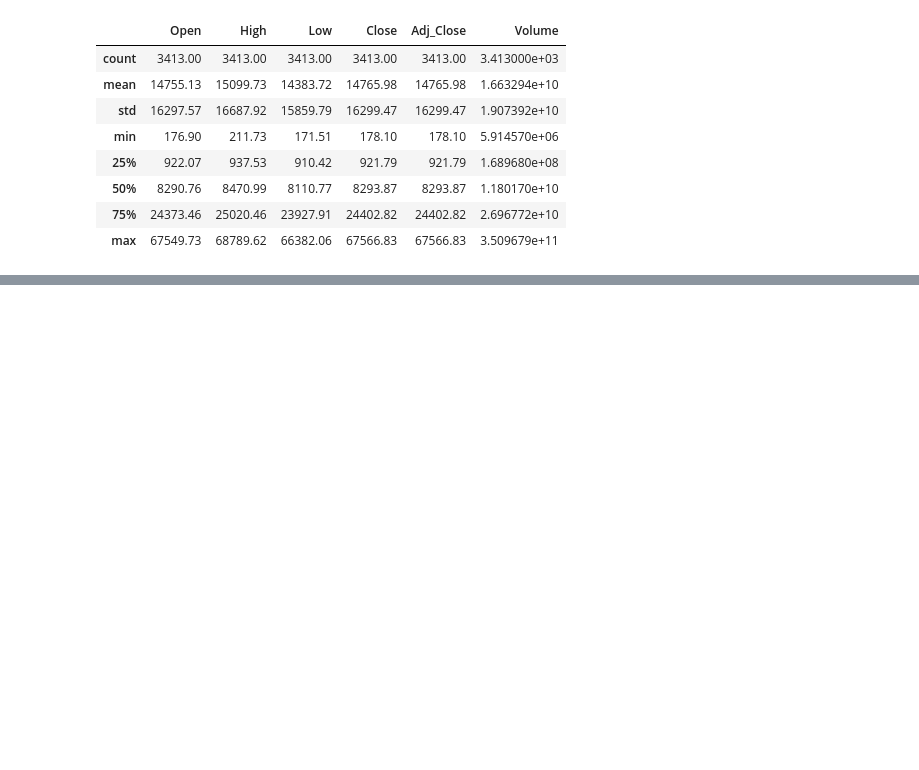
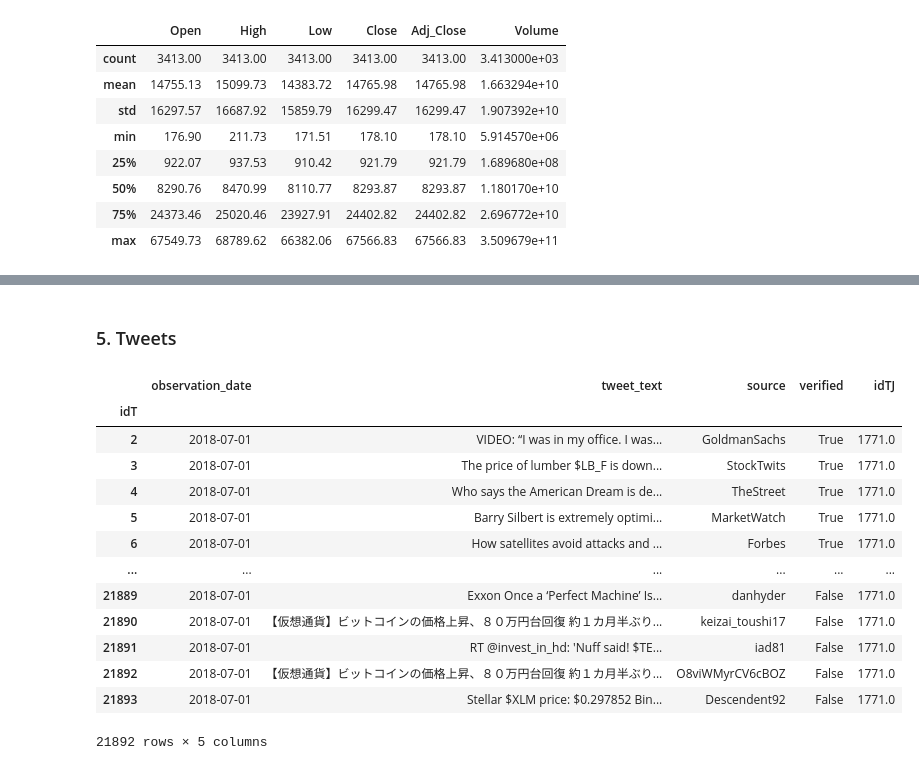
Before and after one commit to gcolpari/STOCKMARKET_PREDICTION-, a Jupyter notebook: AED.ipynb, the cells around one changed output, grey strips where cells are left out. Cells and saved outputs as stored; diff of their text form; code cells hidden in the pictures; blank space fills up the shorter version.

```diff
--- a/AED.ipynb
+++ b/AED.ipynb
@@ -240,0 +305,20 @@ df.iloc[:,1::].describe().round(2)
+# %% [markdown]
+### 5. Tweets
+# %%
+df = import_tweets_table(bdd)
+df
+# %% [output]
+|  | observation_date | tweet_text | source | verified | idTJ |
+| idT |  |  |  |  |  |
+| 2 | 2018-07-01 | VIDEO: “I was in my office. I was... | GoldmanSachs | True | 1771.0 |
+| 3 | 2018-07-01 | The price of lumber $LB_F is down... | StockTwits | True | 1771.0 |
+| 4 | 2018-07-01 | Who says the American Dream is de... | TheStreet | True | 1771.0 |
+| 5 | 2018-07-01 | Barry Silbert is extremely optimi... | MarketWatch | True | 1771.0 |
+| 6 | 2018-07-01 | How satellites avoid attacks and ... | Forbes | True | 1771.0 |
+| ... | ... | ... | ... | ... | ... |
+| 21889 | 2018-07-01 | Exxon Once a ‘Perfect Machine’ Is... | danhyder | False | 1771.0 |
+| 21890 | 2018-07-01 | 【仮想通貨】ビットコインの価格上昇、８０万円台回復 約１カ月半ぶり... | keizai_toushi17 | False | 1771.0 |
+| 21891 | 2018-07-01 | RT @invest_in_hd: 'Nuff said! $TE... | iad81 | False | 1771.0 |
+| 21892 | 2018-07-01 | 【仮想通貨】ビットコインの価格上昇、８０万円台回復 約１カ月半ぶり... | O8viWMyrCV6cBOZ | False | 1771.0 |
+| 21893 | 2018-07-01 | Stellar $XLM price: $0.297852 Bin... | Descendent92 | False | 1771.0 |
+21892 rows × 5 columns
```
Also changed, not shown: parts of 9 cells of this notebook.
